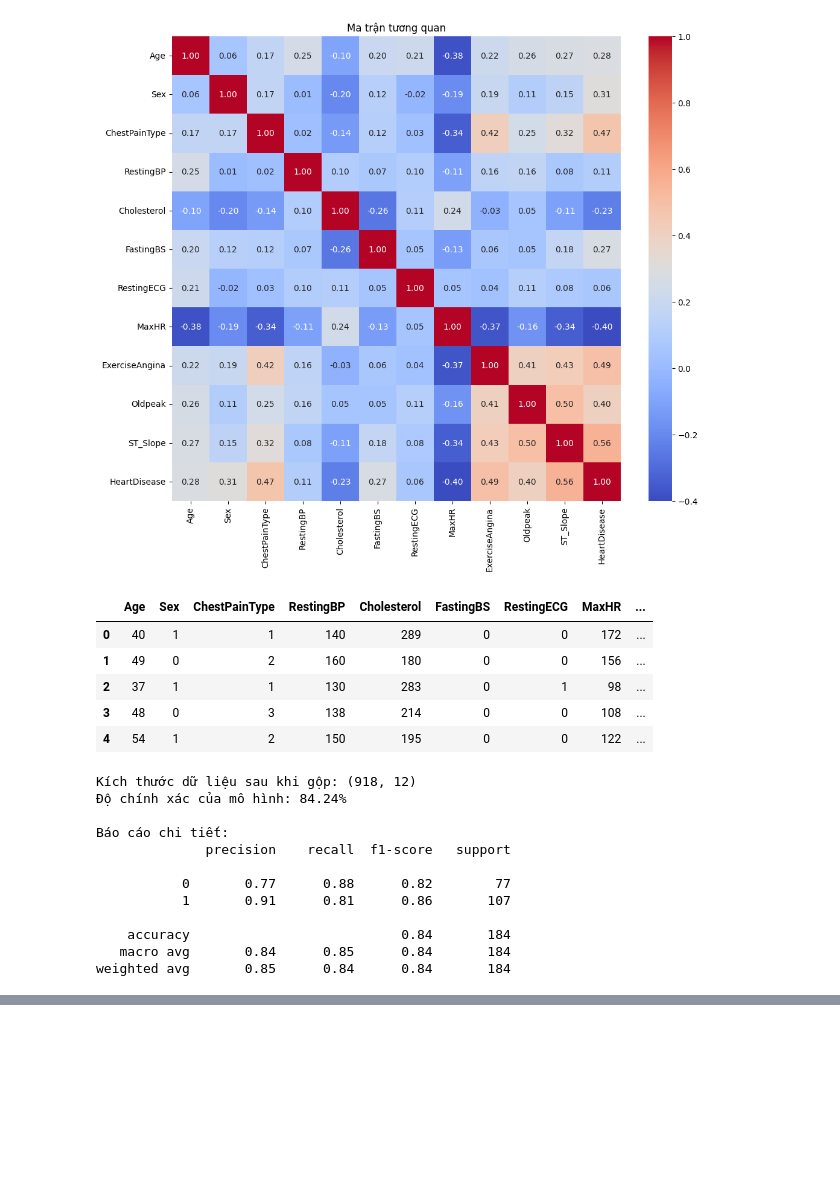
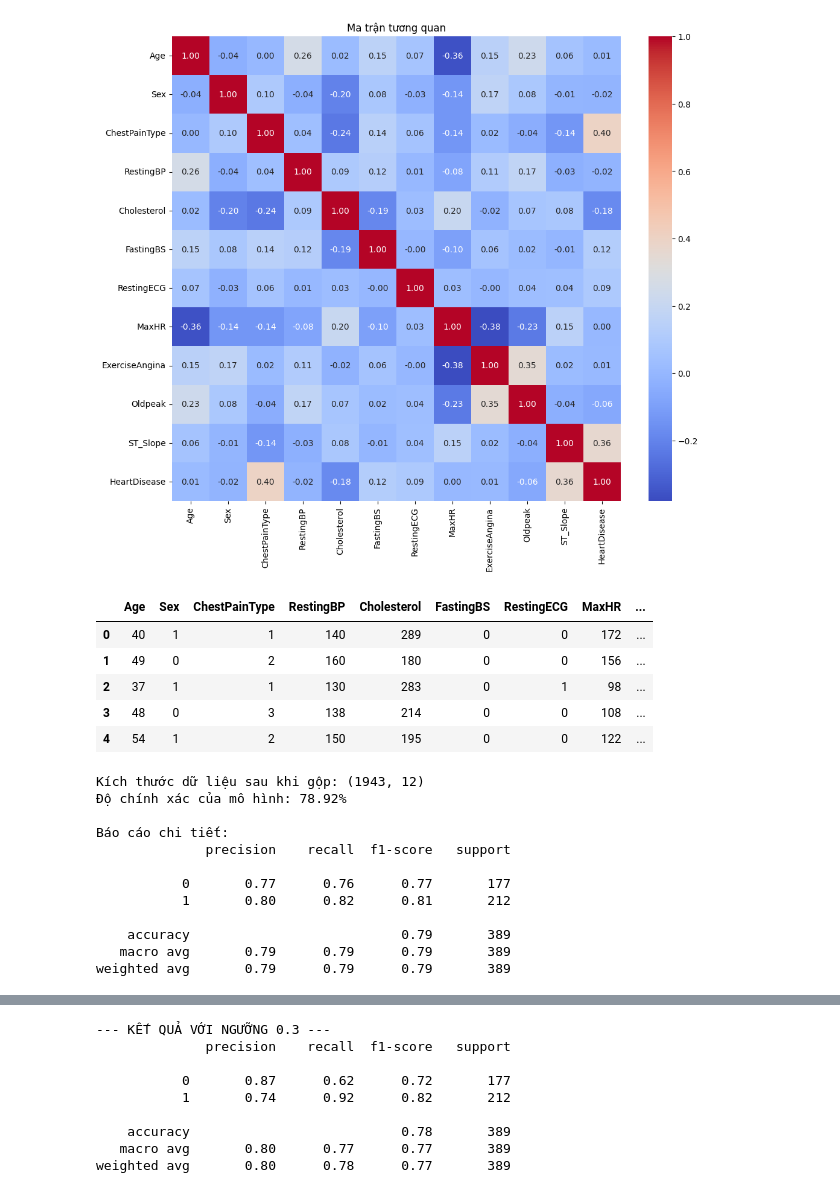
Before and after one commit to MaiKhoa0101/MLProject, a Jupyter notebook: main.ipynb, the cells around one changed output, grey strips where cells are left out. Saved outputs shown, nothing was run; the diff lists cells and outputs as text; code cells hidden in the pictures; blank space fills up the shorter version.

Commit message:
fix threshold

```diff
--- a/main.ipynb
+++ b/main.ipynb
@@ -36,7 +36,7 @@ if df1_clean.isnull().sum().sum() > 0:
 
 # 4. Gộp hai bộ dữ liệu lại thành một (Concatenate)
 # Vì data2 đã là số chuẩn rồi, ta gộp trực tiếp
-df_final = df1_clean
+df_final = pd.concat([df1_clean, data2], ignore_index=True)
 # Xem tương quan giữa các biến
 plt.figure(figsize=(12, 10))
 sns.heatmap(df_final.corr(), annot=True, cmap='coolwarm', fmt=".2f")
@@ -52,49 +52,68 @@ y = df_final['HeartDisease']
 
 # 3. Chia tập Train/Test (Quan trọng: Máy học 80%, Thi 20%)
 X_train, X_test, y_train, y_test = train_test_split(X, y, test_size=0.2, random_state=42)
 
 # 4. Scale dữ liệu (Fit trên Train, Transform trên Test)
 scaler = StandardScaler()
 X_train_scaled = scaler.fit_transform(X_train)
 X_test_scaled = scaler.transform(X_test)
 
 # 5. Huấn luyện mô hình LOGISTIC REGRESSION
 model = LogisticRegression()
 model.fit(X_train_scaled, y_train) # Máy bắt đầu học w và b
 
 # 6. Dự đoán và Đánh giá
 y_pred = model.predict(X_test_scaled)
 accuracy = accuracy_score(y_test, y_pred)
 
 print(f"Độ chính xác của mô hình: {accuracy * 100:.2f}%")
 print("\nBáo cáo chi tiết:")
 print(classification_report(y_test, y_pred))
 
 # 7. Vẽ Confusion Matrix (Thay vì vẽ Scatter plot lồng nhau)
 cm = confusion_matrix(y_test, y_pred)
 plt.figure(figsize=(6, 5))
 sns.heatmap(cm, annot=True, fmt='d', cmap='Blues')
 plt.title('Ma trận nhầm lẫn (Confusion Matrix)')
 plt.ylabel('Thực tế (Ground Truth)')
 plt.xlabel('Máy dự đoán (Prediction)')
 plt.show()
+
+# Thay vì dùng: y_pred = model.predict(X_test_scaled) (Mặc định ngưỡng 0.5)
+
+# 1. Lấy xác suất cụ thể (ví dụ: 0.72, 0.25...)
+y_prob = model.predict_proba(X_test_scaled)[:, 1]
+
+# 2. Tự đặt ngưỡng mới (ví dụ: 0.35)
+new_threshold = 0.3
+y_pred_new = (y_prob >= new_threshold).astype(int)
+
+# 3. Đánh giá lại
+print(f"--- KẾT QUẢ VỚI NGƯỠNG {new_threshold} ---")
+print(classification_report(y_test, y_pred_new))
+
+# Xem lại Ma trận nhầm lẫn
+cm_new = confusion_matrix(y_test, y_pred_new)
+sns.heatmap(cm_new, annot=True, fmt='d', cmap='Reds')
+plt.title(f'Confusion Matrix (Threshold {new_threshold})')
+plt.show()
 # %% [output]
-[figure, old version]
+[figure, new version]
 |  | Age | Sex | ChestPainType | RestingBP | Cholesterol | FastingBS | RestingECG | MaxHR | ... |
 | 0 | 40 | 1 | 1 | 140 | 289 | 0 | 0 | 172 | ... |
 | 1 | 49 | 0 | 2 | 160 | 180 | 0 | 0 | 156 | ... |
 | 2 | 37 | 1 | 1 | 130 | 283 | 0 | 1 | 98 | ... |
 | 3 | 48 | 0 | 3 | 138 | 214 | 0 | 0 | 108 | ... |
 | 4 | 54 | 1 | 2 | 150 | 195 | 0 | 0 | 122 | ... |
-Kích thước dữ liệu sau khi gộp: (918, 12)
-Độ chính xác của mô hình: 84.24%
+Kích thước dữ liệu sau khi gộp: (1943, 12)
+Độ chính xác của mô hình: 78.92%
 
 Báo cáo chi tiết:
               precision    recall  f1-score   support
 
-           0       0.77      0.88      0.82        77
-           1       0.91      0.81      0.86       107
+           0       0.77      0.76      0.77       177
+           1       0.80      0.82      0.81       212
 
-    accuracy                           0.84       184
-   macro avg       0.84      0.85      0.84       184
-weighted avg       0.85      0.84      0.84       184
+    accuracy                           0.79       389
+   macro avg       0.79      0.79      0.79       389
+weighted avg       0.79      0.79      0.79       389
@@ -101,0 +121,9 @@ weighted avg       0.85      0.84      0.84       184
+--- KẾT QUẢ VỚI NGƯỠNG 0.3 ---
+              precision    recall  f1-score   support
+
+           0       0.87      0.62      0.72       177
+           1       0.74      0.92      0.82       212
+
+    accuracy                           0.78       389
+   macro avg       0.80      0.77      0.77       389
+weighted avg       0.80      0.78      0.77       389
```
Also changed, not shown: parts of 1 cell of this notebook.
